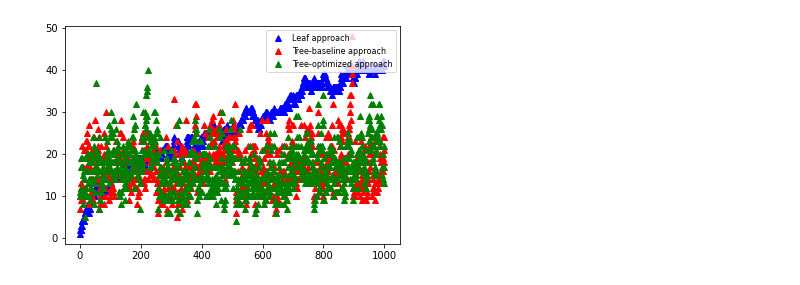
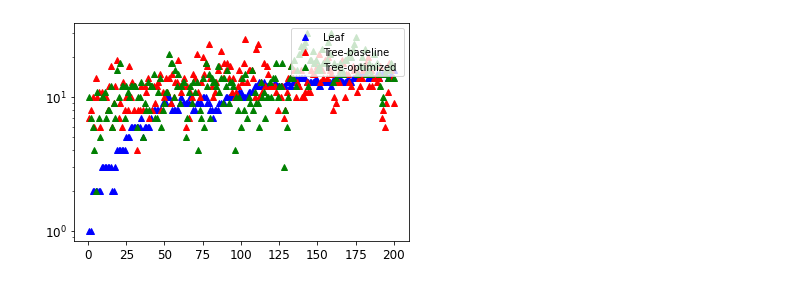
Before and after one commit to ypzhang725/Longshot, a Jupyter notebook: emp-sh2pc/resultsEMP2/pythonSimulation.ipynb, the cells around one changed output. Saved outputs shown, nothing was run; the diff lists cells and outputs as text; code cells hidden in the pictures.

Commit message:
plot

```diff
--- a/emp-sh2pc/resultsEMP2/pythonSimulation.ipynb
+++ b/emp-sh2pc/resultsEMP2/pythonSimulation.ipynb
@@ -5,24 +5,26 @@ import numpy as np
 import re
 import json
 # %%
-with open("DP-T:1000,eps:1,N:1000.json") as data_file:
+with open("DP-T:200,eps:1,N:1000.json") as data_file:
     data_loaded = json.load(data_file)
     LeafDPError_mean = data_loaded["list_metricDPError_leaf"]
 
     SortRootDPError_mean = data_loaded["list_metricDPError_treeA"]
 
     SortDDPError_mean = data_loaded["list_metricDPError_treeD"]
-    T = 1000
+    T = 200
     x1 = np.linspace(1, T, T)
     log2 = [math.log2(i+1) for i in range(T)]
-    plt.plot(x1, LeafDPError_mean, 'b^', label="Leaf approach")
-    plt.plot(x1, SortRootDPError_mean, 'r^', label="Tree-baseline approach")
-    plt.plot(x1, SortDDPError_mean, 'g^', label="Tree-optimized approach")
+    plt.plot(x1, LeafDPError_mean, 'b^', label="Leaf ")
+    plt.plot(x1, SortRootDPError_mean, 'r^', label="Tree-baseline ")
+    plt.plot(x1, SortDDPError_mean, 'g^', label="Tree-optimized ")
 
+    plt.xticks(fontsize=12)
+    plt.yticks(fontsize=12)
 
-    plt.legend(loc="upper right", prop={'size': 8})
-  #  plt.yscale('log',base=10)
+    plt.legend(loc="upper right", prop={'size': 10})
+    plt.yscale('log',base=10)
 
     plt.show()
 # %% [output]
-[figure, old version]
+[figure, new version]
```
Also changed, not shown: parts of 1 cell of this notebook, 28 other files.
